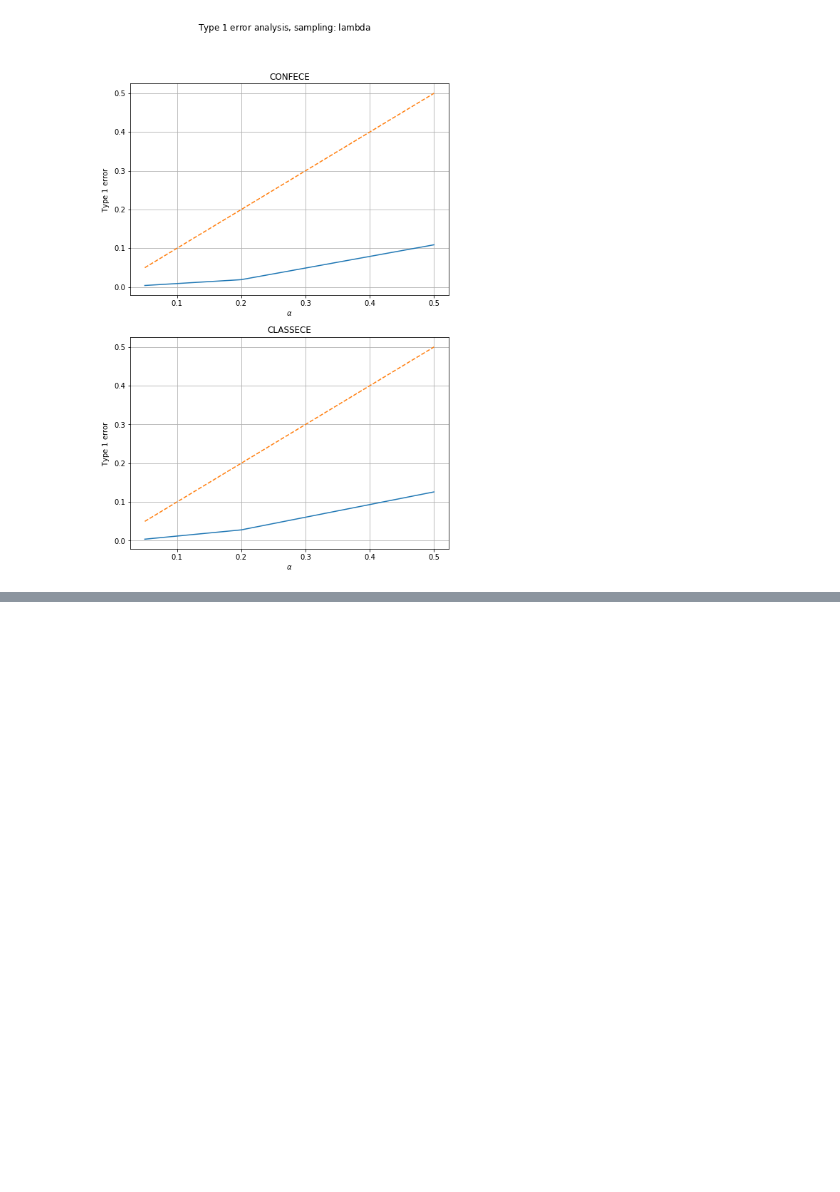
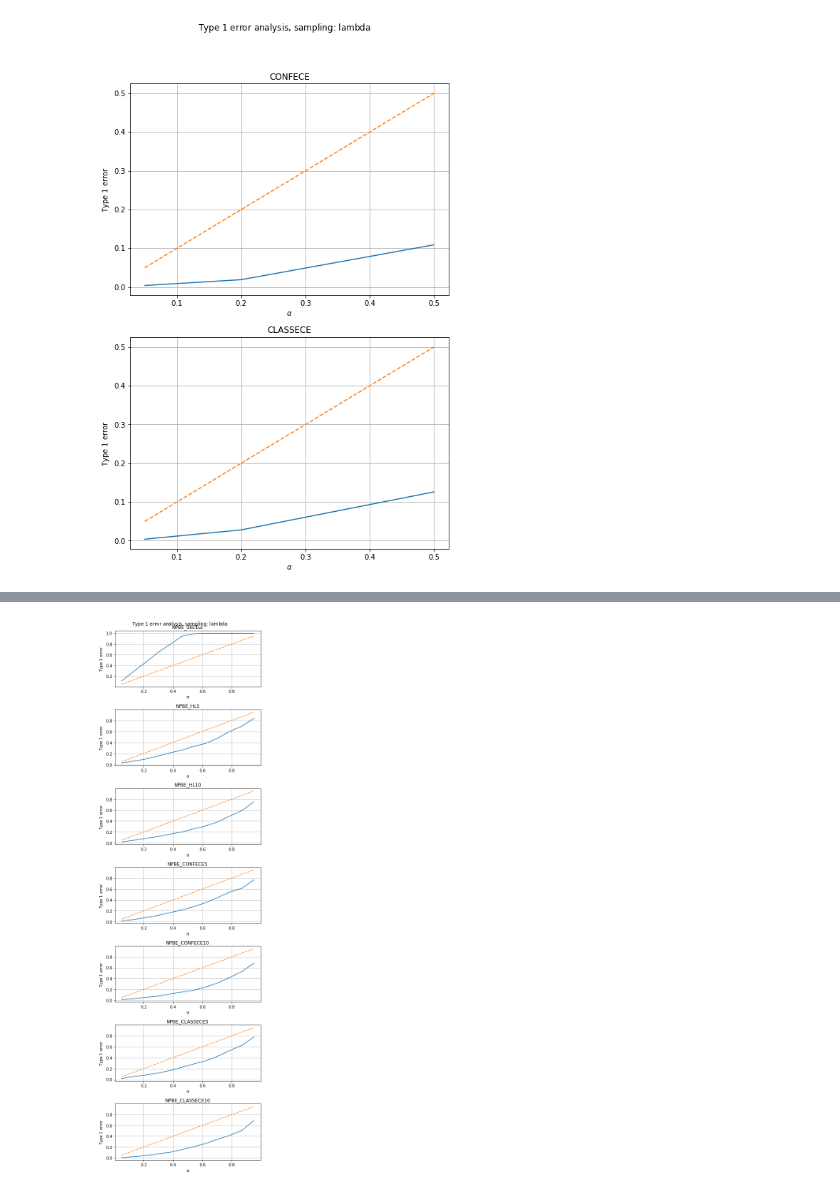
Before and after one commit to mkjuergens/EnsembleCalibration, a Jupyter notebook: ensemblecalibration/calibration/results_t1_t2.ipynb, the cells around one changed output, grey strips where cells are left out. Saved outputs shown, nothing was run; the diff lists cells and outputs as text; code cells hidden in the pictures; blank space fills up the shorter version.

```diff
--- a/ensemblecalibration/calibration/results_t1_t2.ipynb
+++ b/ensemblecalibration/calibration/results_t1_t2.ipynb
@@ -78,0 +72,4 @@ Text(0.5, 0.98, 'Type 1 error analysis with $K=3$')
+# %%
+fig_lambda_final_3 = plot_t1_erros_analysis(results_final_3, list_errors=list(results_final_3.keys()), take_avg=False, figsize=(6, 20))
+# %% [output]
+[figure, added]
```
Also changed, not shown: parts of 9 cells of this notebook, 2 other files.
